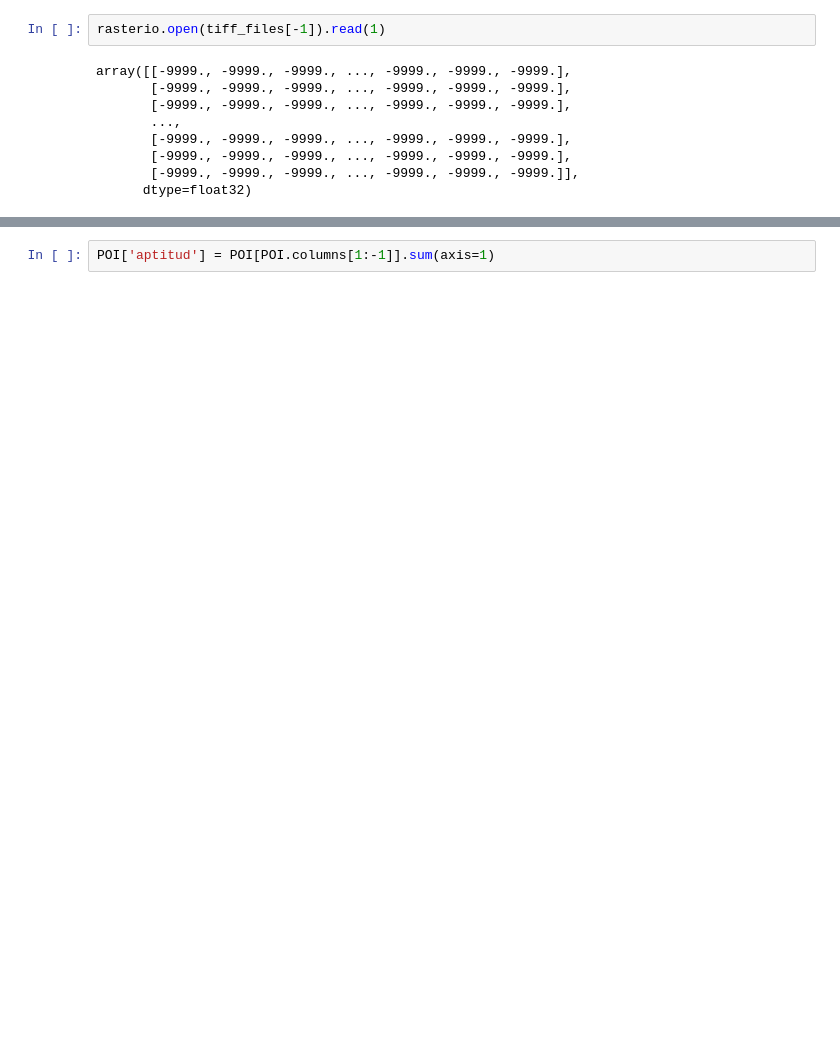
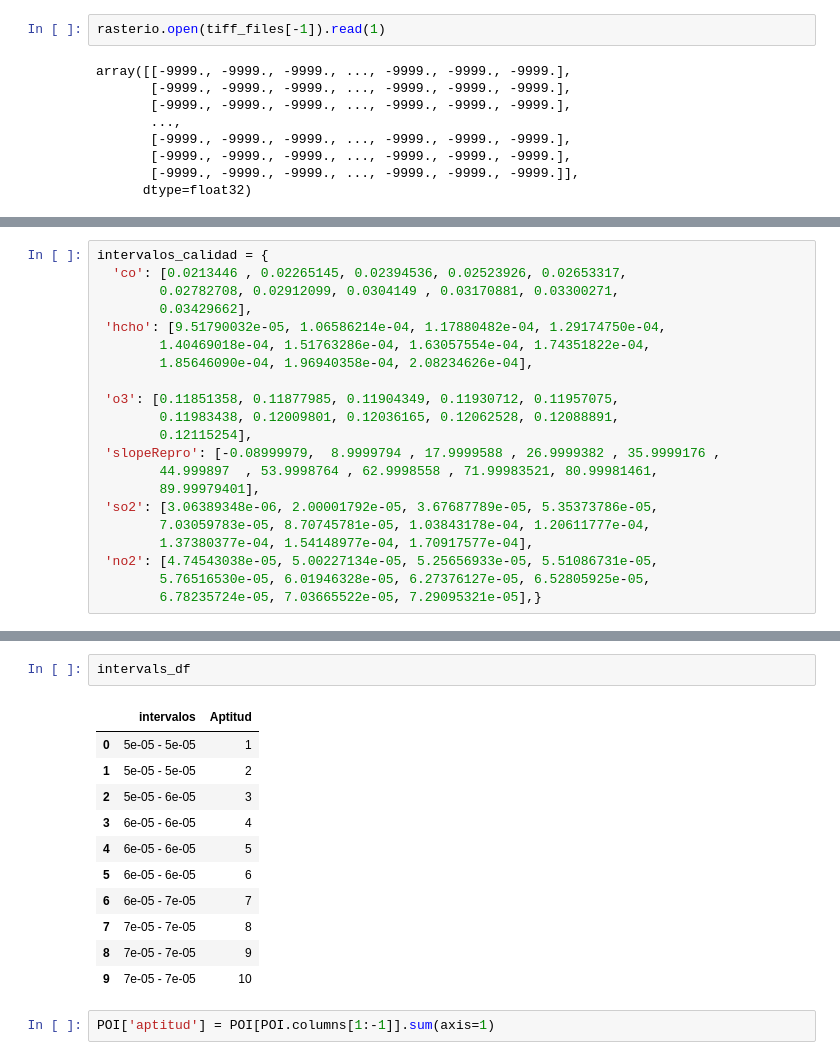
Before and after one commit to pcorner10/pronaces_analisis, a Jupyter notebook: reclasificacion.ipynb, the cells around one changed output, grey strips where cells are left out. Cells and saved outputs as stored; diff of their text form; blank space fills up the shorter version.

```diff
--- a/reclasificacion.ipynb
+++ b/reclasificacion.ipynb
@@ -887,0 +896,21 @@ array([-0.08999979,  8.9999794 , 17.9999588 , 26.9999382 , 35.9999176 ,
+# %%
+intervalos_calidad = {
+  'co': [0.0213446 , 0.02265145, 0.02394536, 0.02523926, 0.02653317,
+        0.02782708, 0.02912099, 0.0304149 , 0.03170881, 0.03300271,
+        0.03429662],
+ 'hcho': [9.51790032e-05, 1.06586214e-04, 1.17880482e-04, 1.29174750e-04,
+        1.40469018e-04, 1.51763286e-04, 1.63057554e-04, 1.74351822e-04,
+        1.85646090e-04, 1.96940358e-04, 2.08234626e-04],
+
+ 'o3': [0.11851358, 0.11877985, 0.11904349, 0.11930712, 0.11957075,
+        0.11983438, 0.12009801, 0.12036165, 0.12062528, 0.12088891,
+        0.12115254],
+ 'slopeRepro': [-0.08999979,  8.9999794 , 17.9999588 , 26.9999382 , 35.9999176 ,
+        44.999897  , 53.9998764 , 62.9998558 , 71.99983521, 80.99981461,
+        89.99979401],
+ 'so2': [3.06389348e-06, 2.00001792e-05, 3.67687789e-05, 5.35373786e-05,
+        7.03059783e-05, 8.70745781e-05, 1.03843178e-04, 1.20611777e-04,
+        1.37380377e-04, 1.54148977e-04, 1.70917577e-04],
+ 'no2': [4.74543038e-05, 5.00227134e-05, 5.25656933e-05, 5.51086731e-05,
+        5.76516530e-05, 6.01946328e-05, 6.27376127e-05, 6.52805925e-05,
+        6.78235724e-05, 7.03665522e-05, 7.29095321e-05],}
@@ -888,3 +1006,17 @@ array([-0.08999979,  8.9999794 , 17.9999588 , 26.9999382 , 35.9999176 ,
+# %%
+intervals_df
+# %% [output]
+|  | intervalos | Aptitud |
+| 0 | 5e-05 - 5e-05 | 1 |
+| 1 | 5e-05 - 5e-05 | 2 |
+| 2 | 5e-05 - 6e-05 | 3 |
+| 3 | 6e-05 - 6e-05 | 4 |
+| 4 | 6e-05 - 6e-05 | 5 |
+| 5 | 6e-05 - 6e-05 | 6 |
+| 6 | 6e-05 - 7e-05 | 7 |
+| 7 | 7e-05 - 7e-05 | 8 |
+| 8 | 7e-05 - 7e-05 | 9 |
+| 9 | 7e-05 - 7e-05 | 10 |
 # %%
 POI['aptitud'] = POI[POI.columns[1:-1]].sum(axis=1)
 # %%
```
Also changed, not shown: parts of 21 cells of this notebook, 38 other files.
